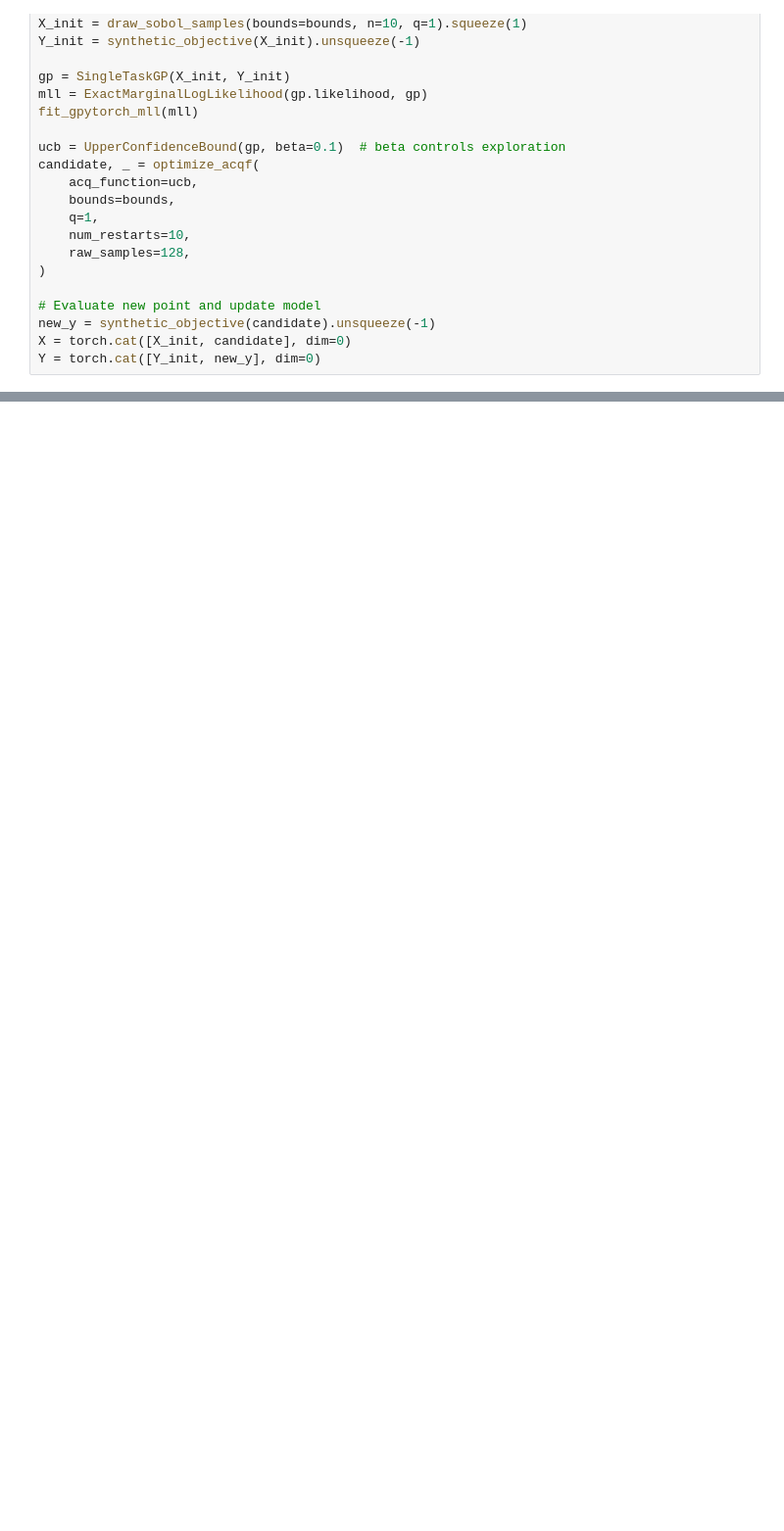
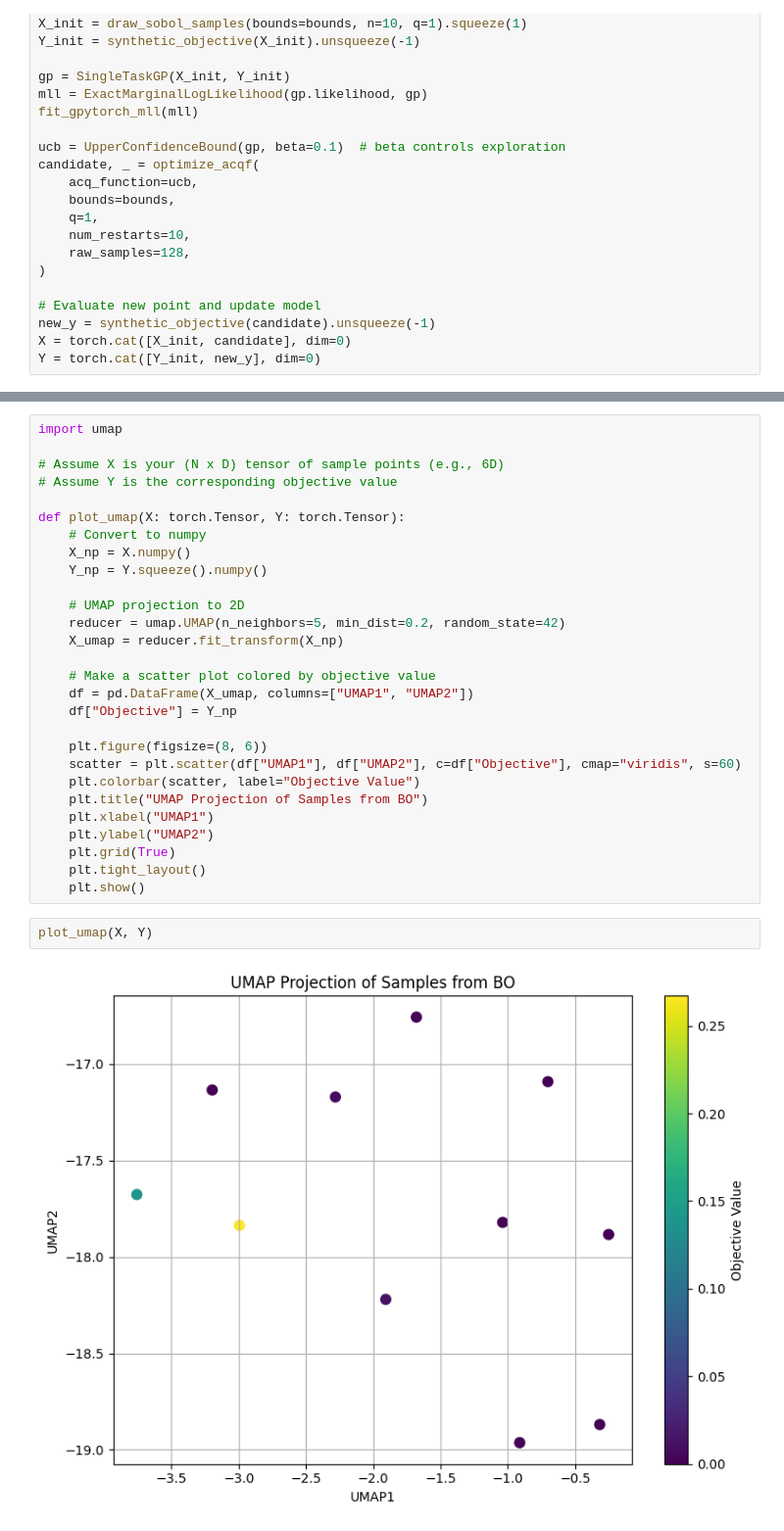
Before and after one commit to subarumuroi/Torch-Practice, a Jupyter notebook: Visualisation for multidimensional problems.ipynb, the cells around one changed output, grey strips where cells are left out. Shown at 98% size. Drawn from its saved outputs; the diff is of its cells as text; blank space fills up the shorter version.

Commit message:
added umap into viz to transform to 2d

```diff
--- a/Visualisation for multidimensional problems.ipynb
+++ b/Visualisation for multidimensional problems.ipynb
@@ -48,0 +49,32 @@ plt.show()
+# %%
+import umap
+
+# Assume X is your (N x D) tensor of sample points (e.g., 6D)
+# Assume Y is the corresponding objective value
+
+def plot_umap(X: torch.Tensor, Y: torch.Tensor):
+    # Convert to numpy
+    X_np = X.numpy()
+    Y_np = Y.squeeze().numpy()
+
+    # UMAP projection to 2D
+    reducer = umap.UMAP(n_neighbors=5, min_dist=0.2, random_state=42)
+    X_umap = reducer.fit_transform(X_np)
+
+    # Make a scatter plot colored by objective value
+    df = pd.DataFrame(X_umap, columns=["UMAP1", "UMAP2"])
+    df["Objective"] = Y_np
+
+    plt.figure(figsize=(8, 6))
+    scatter = plt.scatter(df["UMAP1"], df["UMAP2"], c=df["Objective"], cmap="viridis", s=60)
+    plt.colorbar(scatter, label="Objective Value")
+    plt.title("UMAP Projection of Samples from BO")
+    plt.xlabel("UMAP1")
+    plt.ylabel("UMAP2")
+    plt.grid(True)
+    plt.tight_layout()
+    plt.show()
+# %%
+plot_umap(X, Y)
+# %% [output]
+[figure, added]
```
Also changed, not shown: parts of 2 cells of this notebook.
